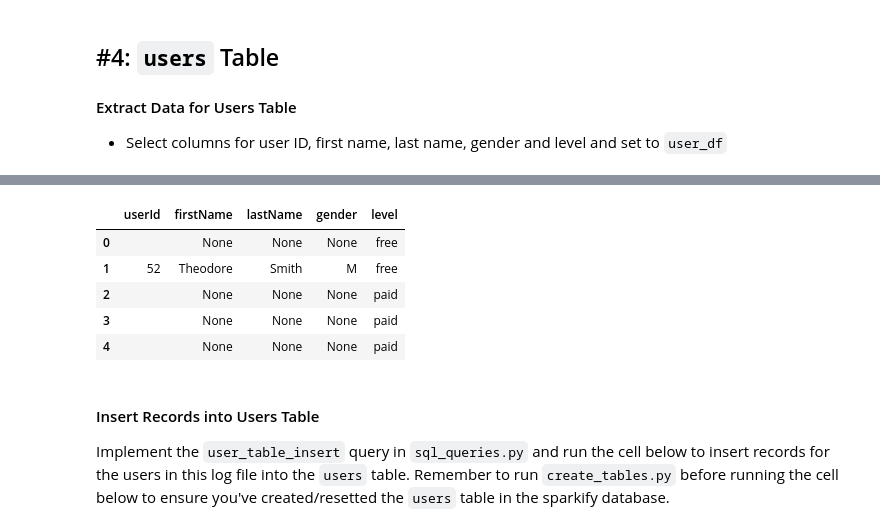
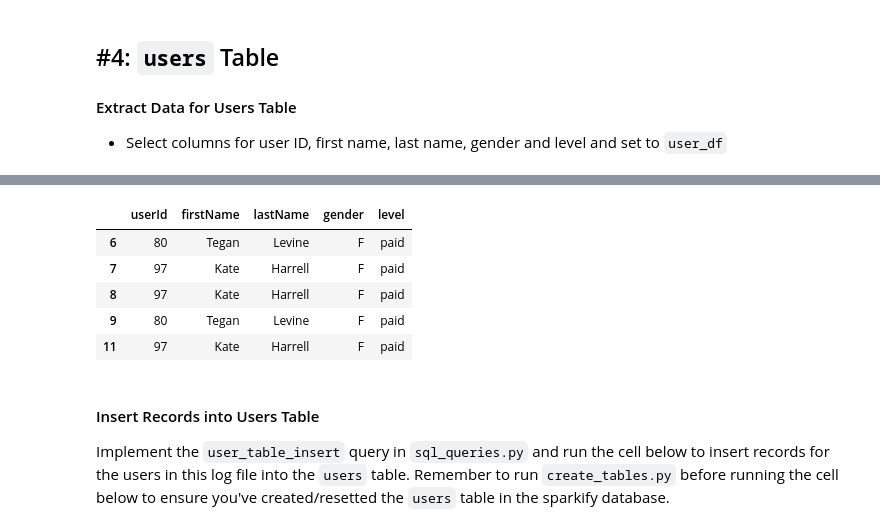
Before and after one commit to GabrielSGoncalves/udacity_data_engineering_project1, a Jupyter notebook: etl.ipynb, the cells around one changed output, grey strips where cells are left out. Cells and saved outputs as stored; diff of their text form; code cells hidden in the pictures.

```diff
--- a/etl.ipynb
+++ b/etl.ipynb
@@ -298,13 +300,15 @@ df_log.head(2)
+# %%
+df_log_time = df_log[df_log['page'] == 'NextSong']
 # %%
-user_df = df_log[['userId', 'firstName', 'lastName', 'gender', 'level']]
+user_df = df_log_time[['userId', 'firstName', 'lastName', 'gender', 'level']]
 user_df.head()
 # %% [output]
 |  | userId | firstName | lastName | gender | level |
-| 0 |  | None | None | None | free |
-| 1 | 52 | Theodore | Smith | M | free |
-| 2 |  | None | None | None | paid |
-| 3 |  | None | None | None | paid |
-| 4 |  | None | None | None | paid |
+| 6 | 80 | Tegan | Levine | F | paid |
+| 7 | 97 | Kate | Harrell | F | paid |
+| 8 | 97 | Kate | Harrell | F | paid |
+| 9 | 80 | Tegan | Levine | F | paid |
+| 11 | 97 | Kate | Harrell | F | paid |
 # %% [markdown]
 #### Insert Records into Users Table
 Implement the `user_table_insert` query in `sql_queries.py` and run the cell below to insert records for the users in this log file into the `users` table. Remember to run `create_tables.py` before running the cell below to ensure you've created/resetted the `users` table in the sparkify database.
```
Also changed, not shown: parts of 13 cells of this notebook, 2 other files.
